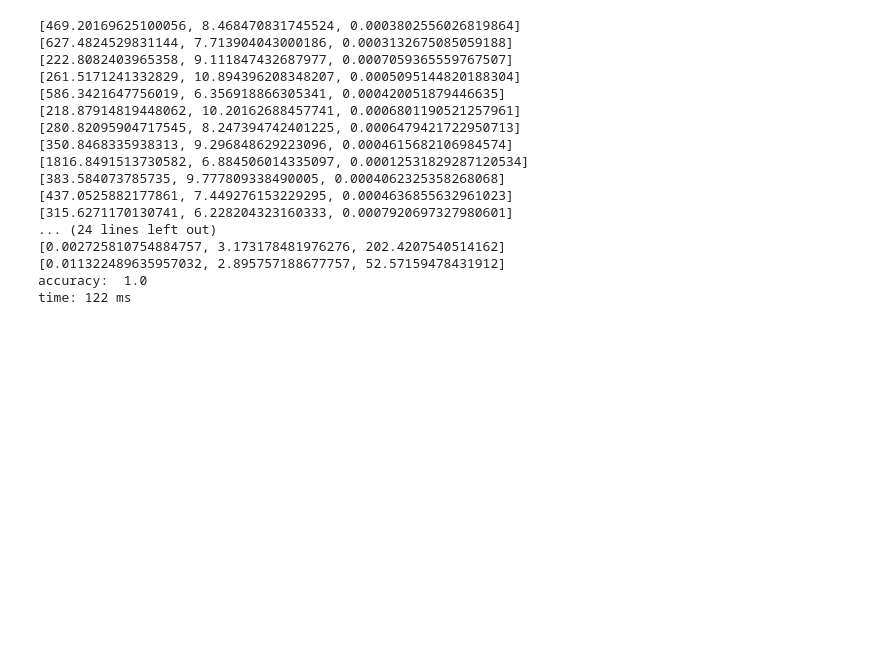
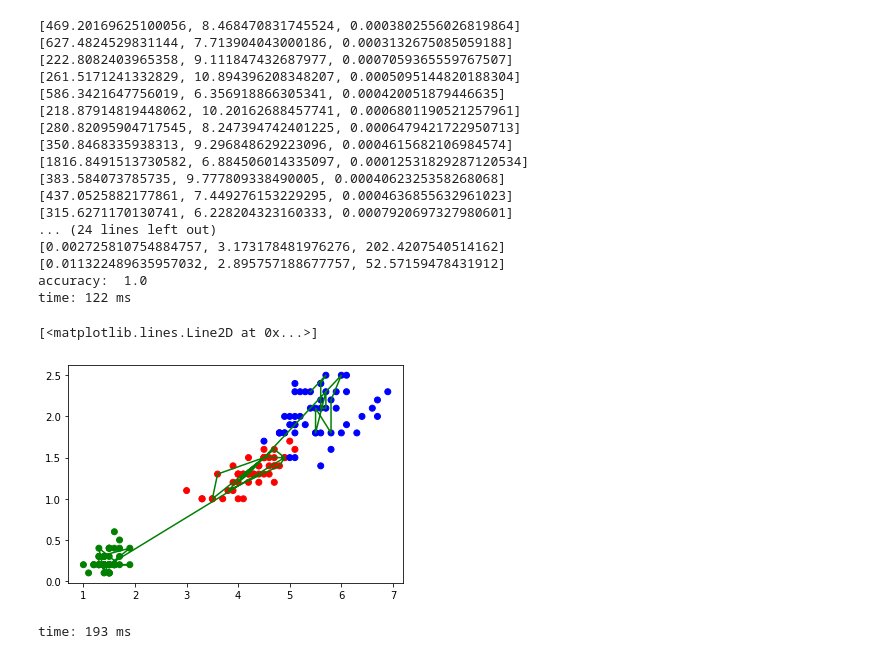
Before and after one commit to hienvanhuynh/classificationp1, a Jupyter notebook: SoftmaxRegression.ipynb, the cells around one changed output. Drawn from its saved outputs; the diff is of its cells as text; code cells hidden in the pictures; blank space fills up the shorter version.

Commit message:
update visualization

```diff
--- a/SoftmaxRegression.ipynb
+++ b/SoftmaxRegression.ipynb
@@ -114,6 +114,10 @@ for i in range(len(data)):
 #print(x)
 #print(y)
 #change domain to [0,1]
+maxc2=max(x.iloc[:,2])
+minc2=min(x.iloc[:,2])
+maxc3=max(x.iloc[:,3])
+minc3=min(x.iloc[:,3])
 for i in range(0, len(x.columns)):
   if max(x.iloc[:,i])-min(x.iloc[:,i])!=0:
     x.iloc[:,i]=(x.iloc[:,i]-([min(x.iloc[:,i])]*lendata))/([max(x.iloc[:,i])-min(x.iloc[:,i])]*lendata)
@@ -249,15 +235,22 @@ time: 122 ms
 # %%
 #visualize_weight
 #visual_data=data.filter(['petal_l', 'petal_w', 'species'], axis=1)
 #col_color=[]
 #for i in range(len(visual_data)):
 #  if visual_data['species'][i]=='Iris-setosa':
 #    col_color.append('green')
 #  elif visual_data['species'][i]=='Iris-versicolor':
 #    col_color.append('red')
 #  else:
 #    col_color.append('blue')
-plt.scatter(visual_data['petal_l'], visual_data['petal_w'],
-            c=col_color)
-line1x=[0, ]
-plt.plot([wt[0][2], wt[0][3]], [wt[]])
+plt.scatter(visual_data['petal_l'], visual_data['petal_w'], c=col_color)
+#print(xtest.iloc[0][2].dtype)
+line1x=[xtest.iloc[i][2]*(maxc2-minc2)+minc2 for i in range(len(xtest))]
+line1y=[xtest.iloc[i][3]*(maxc3-minc3)+minc3 for i in range(len(xtest))]
+#print(line1x)
+#print(line1y)
+plt.plot(line1x, line1y, label='something', color='green')
+# %% [output]
+[<matplotlib.lines.Line2D at 0x...>]
+[figure, added]
+time: 193 ms
```
Also changed, not shown: parts of 2 cells of this notebook.
